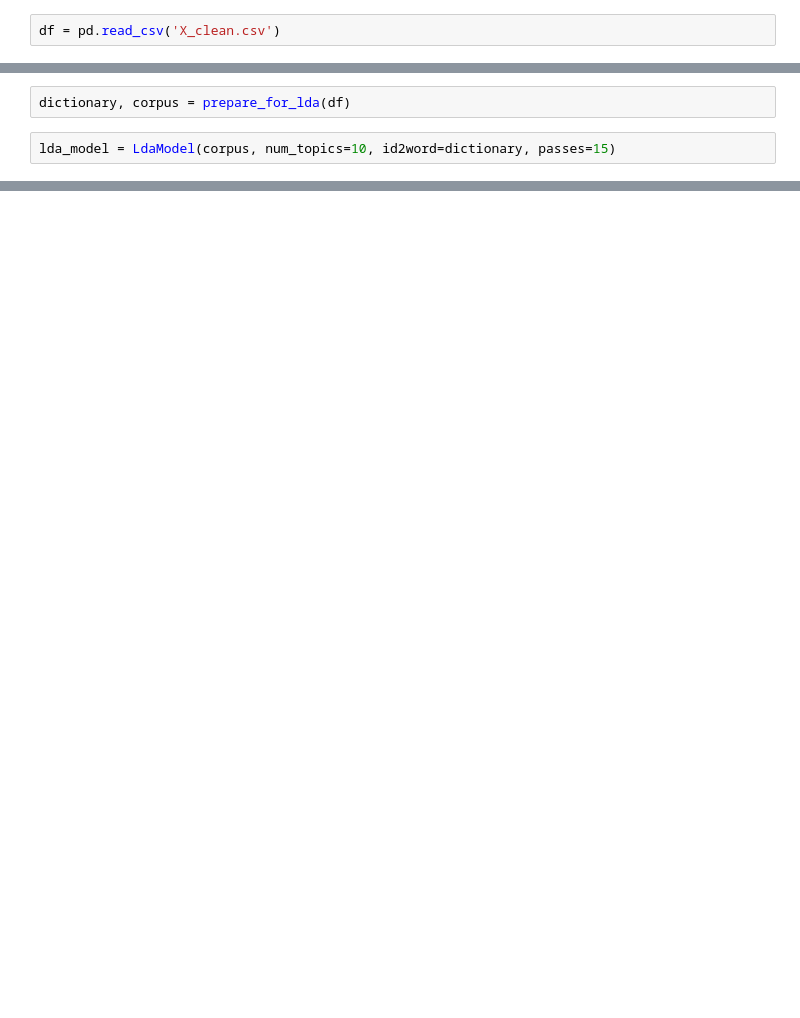
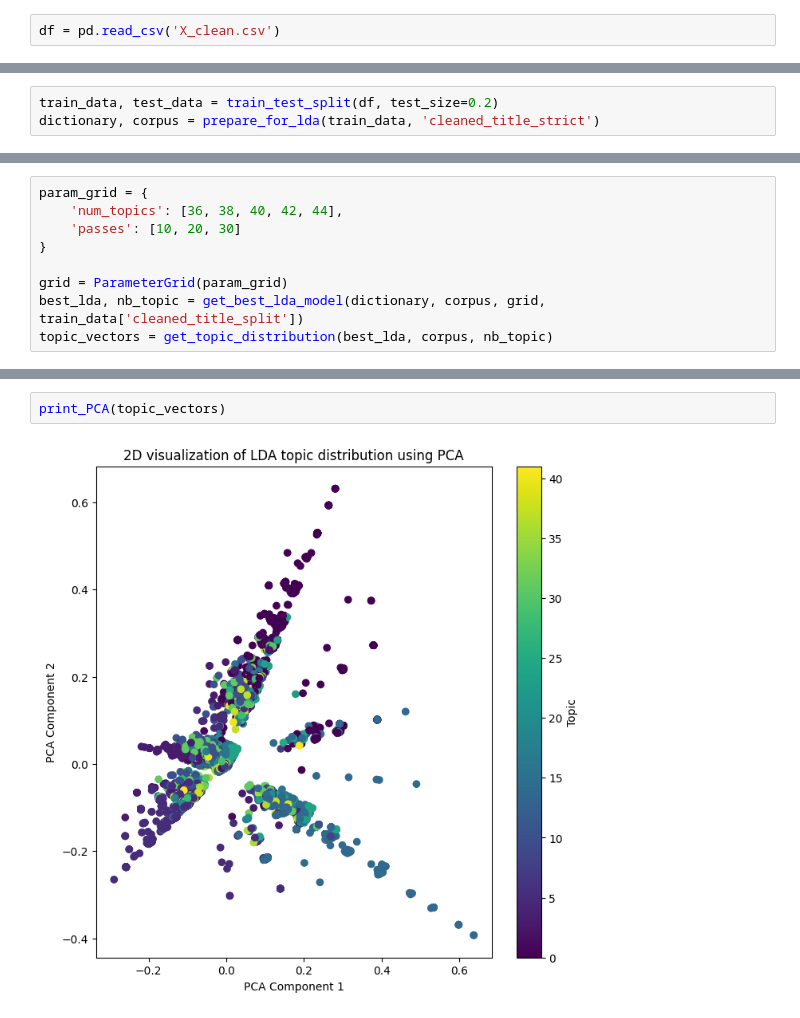
Before and after one commit to hystb/P5_Cat-gorisez_automatiquement_des_questions, a Jupyter notebook: Milan_Nicolas_3_notebook_approche_non_supervisée_092024.ipynb, the cells around one changed output, grey strips where cells are left out. Drawn from its saved outputs; the diff is of its cells as text; blank space fills up the shorter version.

Commit message:
model with parameter grid, and firsts try of lda reading

```diff
--- a/Milan_Nicolas_3_notebook_approche_non_supervisée_092024.ipynb
+++ b/Milan_Nicolas_3_notebook_approche_non_supervisée_092024.ipynb
@@ -18,6 +39,2 @@ def prepare_for_lda(df):
     return dictionary, corpus
-# %%
-dictionary, corpus = prepare_for_lda(df)
-# %%
-lda_model = LdaModel(corpus, num_topics=10, id2word=dictionary, passes=15)
 # %%
@@ -55,0 +99,3 @@ plt.show()
+# %%
+train_data, test_data = train_test_split(df, test_size=0.2)
+dictionary, corpus = prepare_for_lda(train_data, 'cleaned_title_strict')
@@ -55,0 +109,9 @@ plt.show()
+# %%
+param_grid = {
+    'num_topics': [36, 38, 40, 42, 44],
+    'passes': [10, 20, 30]
+}
+
+grid = ParameterGrid(param_grid)
+best_lda, nb_topic = get_best_lda_model(dictionary, corpus, grid, train_data['cleaned_title_split'])
+topic_vectors = get_topic_distribution(best_lda, corpus, nb_topic)
@@ -55,0 +135,4 @@ plt.show()
+# %%
+print_PCA(topic_vectors)
+# %% [output]
+[figure, added]
```
Also changed, not shown: parts of 12 cells of this notebook.
